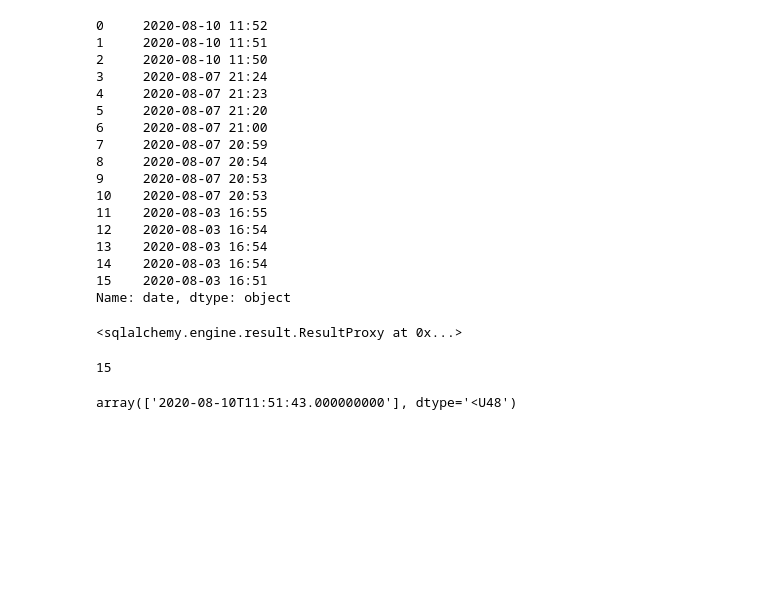
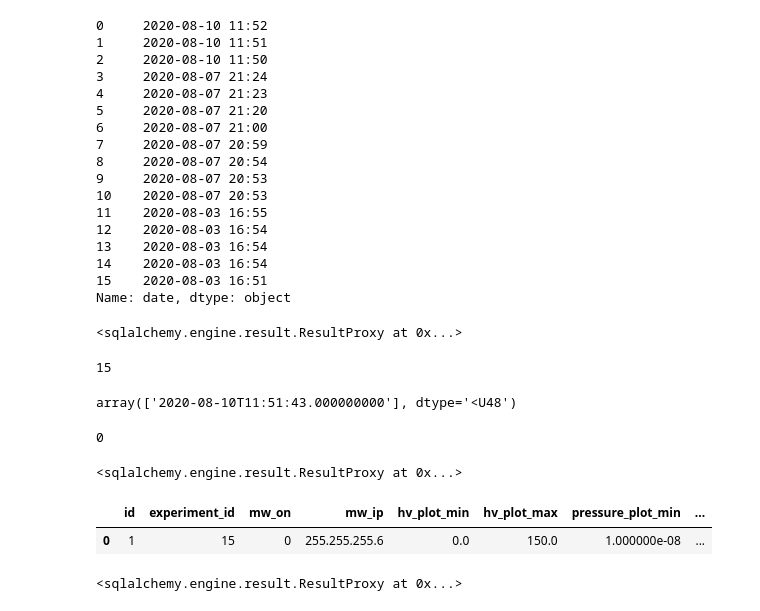
Before and after one commit to kromerh/FNL_Neutron_Generator_Control, a Jupyter notebook: 01.Database/Test.ipynb, the cells around one changed output. Saved outputs shown, nothing was run; the diff lists cells and outputs as text; code cells hidden in the pictures; blank space fills up the shorter version.

Commit message:
hv plot

```diff
--- a/01.Database/Test.ipynb
+++ b/01.Database/Test.ipynb
@@ -435,3 +435,38 @@ df = pd.read_sql(query, sql_engine)
 df['date'].dt.strftime("%Y")
 # %% [output]
 array(['2020-08-10T11:51:43.000000000'], dtype='<U48')
+# %%
+int(1e-8)
+# %% [output]
+0
+# %%
+query = f"""UPDATE experiment_control SET \
+hv_HV_plot_min=0,\
+hv_HV_plot_max=150,\
+hv_I_plot_min=0,\
+hv_I_plot_max=2,\
+pressure_plot_min=1e-8,\
+pressure_plot_max=1,\
+dose_plot_min=0,\
+dose_plot_max=2000,\
+yield_plot_min=0,\
+yield_plot_max=1e8,\
+mw_power_plot_min=0,\
+mw_power_plot_max=210,\
+mw_freq_plot_min=2400.0,\
+mw_freq_plot_max=2450.0
+;"""
+sql_engine.execute(sql.text(query))
+# %% [output]
+<sqlalchemy.engine.result.ResultProxy at 0x...>
+# %%
+query = f"SELECT * FROM experiment_control;"
+df = pd.read_sql(query, sql_engine)
+df
+# %% [output]
+|  | id | experiment_id | mw_on | mw_ip | hv_plot_min | hv_plot_max | pressure_plot_min | ... |
+| 0 | 1 | 15 | 0 | 255.255.255.6 | 0.0 | 150.0 | 1.000000e-08 | ... |
+# %%
+sql_engine.execute(f"DELETE FROM live_hv_dose;")
+# %% [output]
+<sqlalchemy.engine.result.ResultProxy at 0x...>
```
Also changed, not shown: parts of 2 cells of this notebook, 3 other files.
